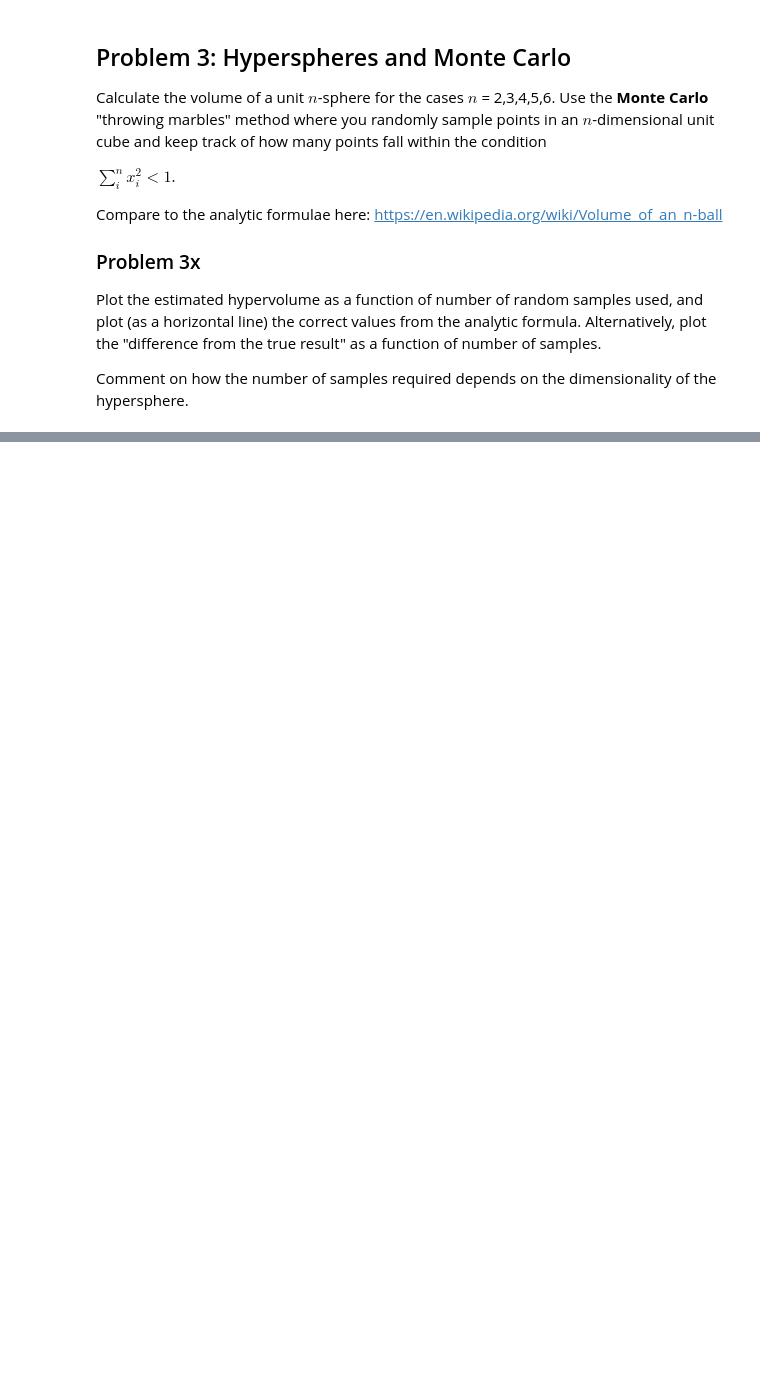
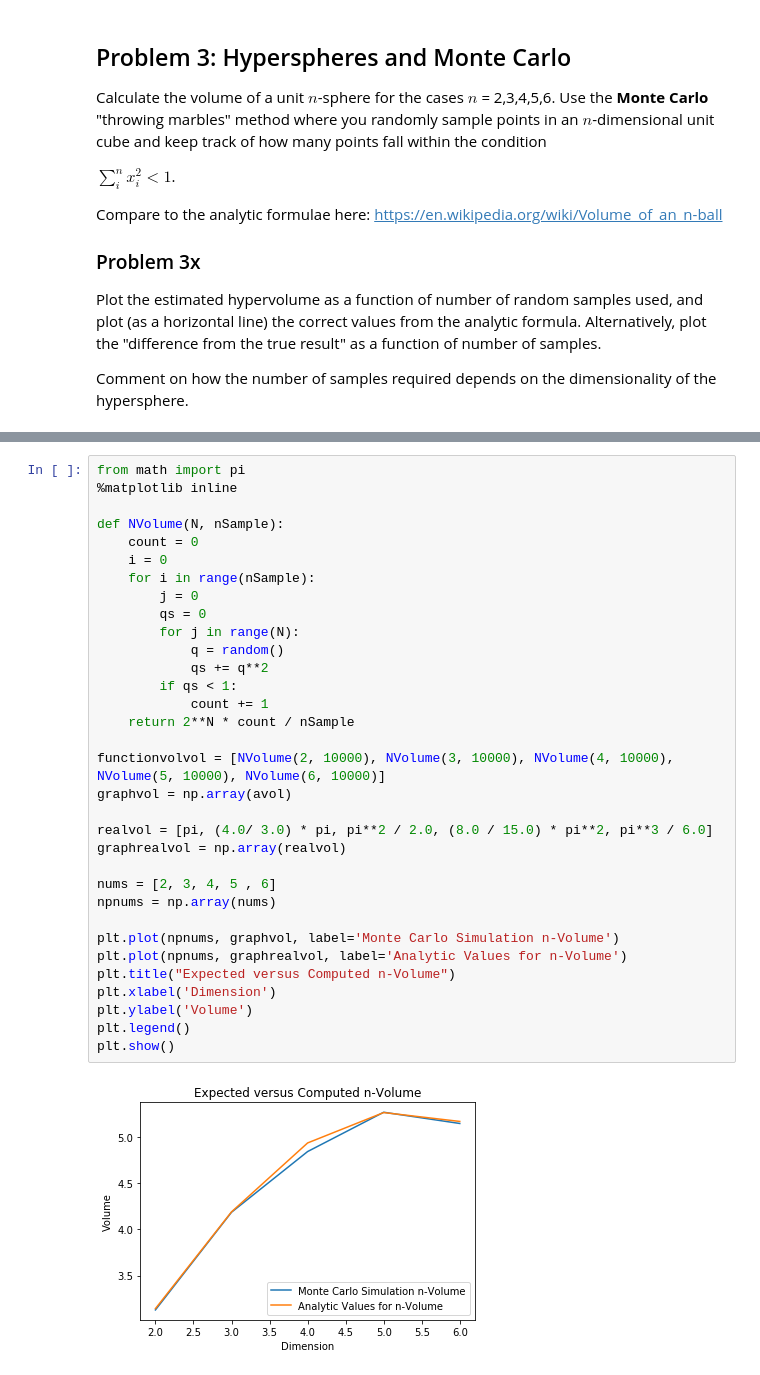
Before and after one commit to kyleperez/Homework06, a Jupyter notebook: Homework 6.ipynb, the cells around one changed output, grey strips where cells are left out. Drawn from its saved outputs; the diff is of its cells as text; blank space fills up the shorter version.

```diff
--- a/Homework 6.ipynb
+++ b/Homework 6.ipynb
@@ -626,3 +510,38 @@ plt.show()
+# %%
+from math import pi
+%matplotlib inline
+
+def NVolume(N, nSample):
+    count = 0
+    i = 0
+    for i in range(nSample):
+        j = 0
+        qs = 0
+        for j in range(N):
+            q = random()
+            qs += q**2
+        if qs < 1:
+            count += 1
+    return 2**N * count / nSample
+
+functionvolvol = [NVolume(2, 10000), NVolume(3, 10000), NVolume(4, 10000), NVolume(5, 10000), NVolume(6, 10000)]
+graphvol = np.array(avol)
+
+realvol = [pi, (4.0/ 3.0) * pi, pi**2 / 2.0, (8.0 / 15.0) * pi**2, pi**3 / 6.0]
+graphrealvol = np.array(realvol)
+
+nums = [2, 3, 4, 5 , 6]
+npnums = np.array(nums)
+
+plt.plot(npnums, graphvol, label='Monte Carlo Simulation n-Volume')
+plt.plot(npnums, graphrealvol, label='Analytic Values for n-Volume')
+plt.title("Expected versus Computed n-Volume")
+plt.xlabel('Dimension')
+plt.ylabel('Volume')
+plt.legend()
+plt.show()
+# %% [output]
+[figure, added]
 # %% [markdown]
 ## Comment on n-Volume
 
```
Also changed, not shown: parts of 15 cells of this notebook.
